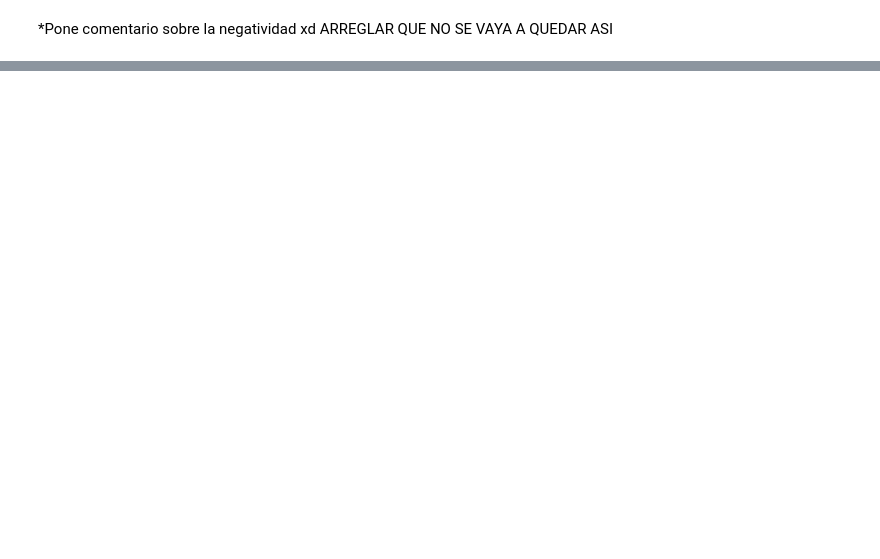
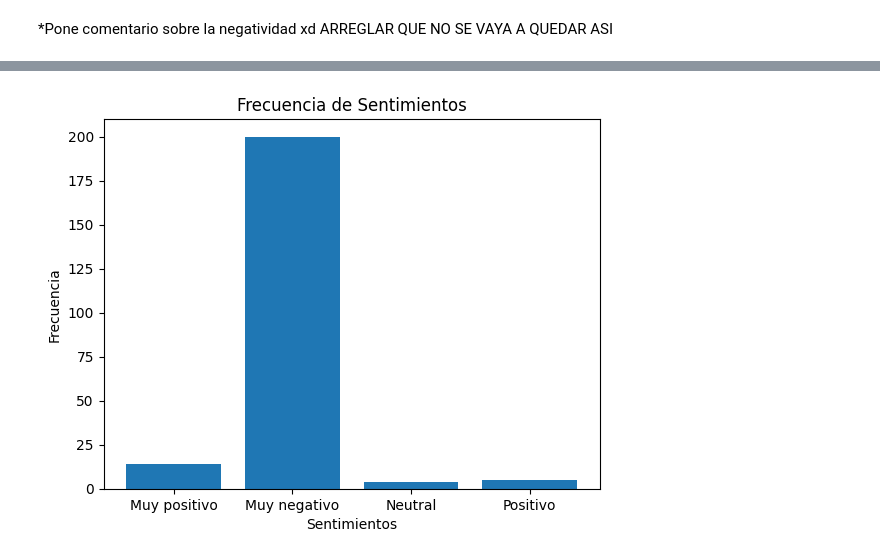
Before and after one commit to Aristondo01/Lab6_DS, a Jupyter notebook: trafico.ipynb, the cells around one changed output, grey strips where cells are left out. Drawn from its saved outputs; the diff is of its cells as text; code cells hidden in the pictures; blank space fills up the shorter version.

```diff
--- a/trafico.ipynb
+++ b/trafico.ipynb
@@ -247,0 +396,6 @@ df_lluvia.shape
+# %%
+palabras_lluvia = ['lluvia', 'lluvioso', 'derrumbe', 'derrumbes', 'rio', 'rios', 'desbordado', 'desbordamiento']
+patron_lluvia = '|'.join(palabras)
+
+df_lluvia = data[data['rawContent'].str.contains(patron_lluvia, case=False)]
+res_lluvia = data['rawContent_lemmatized_text']
@@ -247,0 +430,4 @@ df_lluvia.shape
+# %%
+verificar_sentimiento_tweet(res_lluvia)
+# %% [output]
+[figure, added]
```
Also changed, not shown: parts of 26 cells of this notebook, 1 other file.
